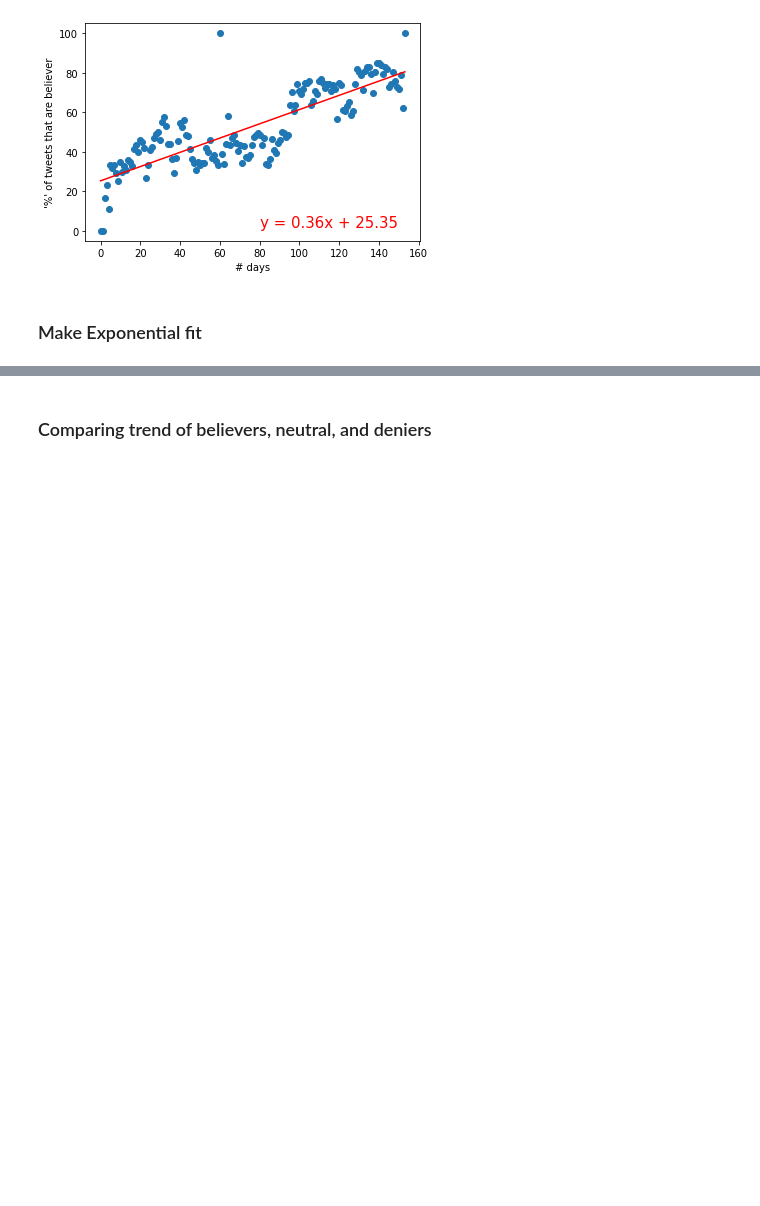
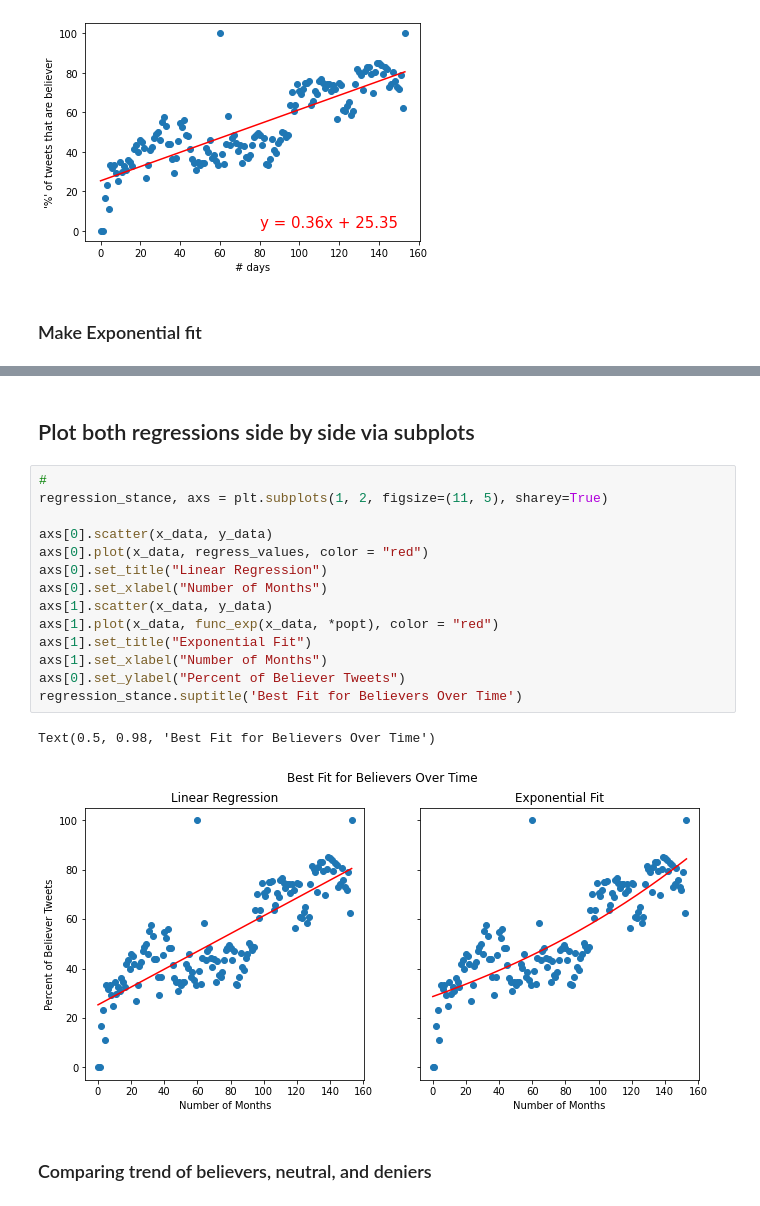
Before and after one commit to andcetera/Twitter-climate-change-sentiment, a Jupyter notebook: Sentiment_Over_Time.ipynb, the cells around one changed output, grey strips where cells are left out. Cells and saved outputs as stored; diff of their text form; blank space fills up the shorter version.

```diff
--- a/Sentiment_Over_Time.ipynb
+++ b/Sentiment_Over_Time.ipynb
@@ -195,3 +198,22 @@ exponential_regression(x_data, y_data)
+# %% [markdown]
+## Plot both regressions side by side via subplots
+# %%
+#
+regression_stance, axs = plt.subplots(1, 2, figsize=(11, 5), sharey=True)
+
+axs[0].scatter(x_data, y_data)
+axs[0].plot(x_data, regress_values, color = "red")
+axs[0].set_title("Linear Regression")
+axs[0].set_xlabel("Number of Months")
+axs[1].scatter(x_data, y_data)
+axs[1].plot(x_data, func_exp(x_data, *popt), color = "red")
+axs[1].set_title("Exponential Fit")
+axs[1].set_xlabel("Number of Months")
+axs[0].set_ylabel("Percent of Believer Tweets")
+regression_stance.suptitle('Best Fit for Believers Over Time')
+# %% [output]
+Text(0.5, 0.98, 'Best Fit for Believers Over Time')
+[figure, added]
 # %% [markdown]
 ### Comparing trend of believers, neutral, and deniers
 # %%
```
Also changed, not shown: parts of 1 cell of this notebook.
